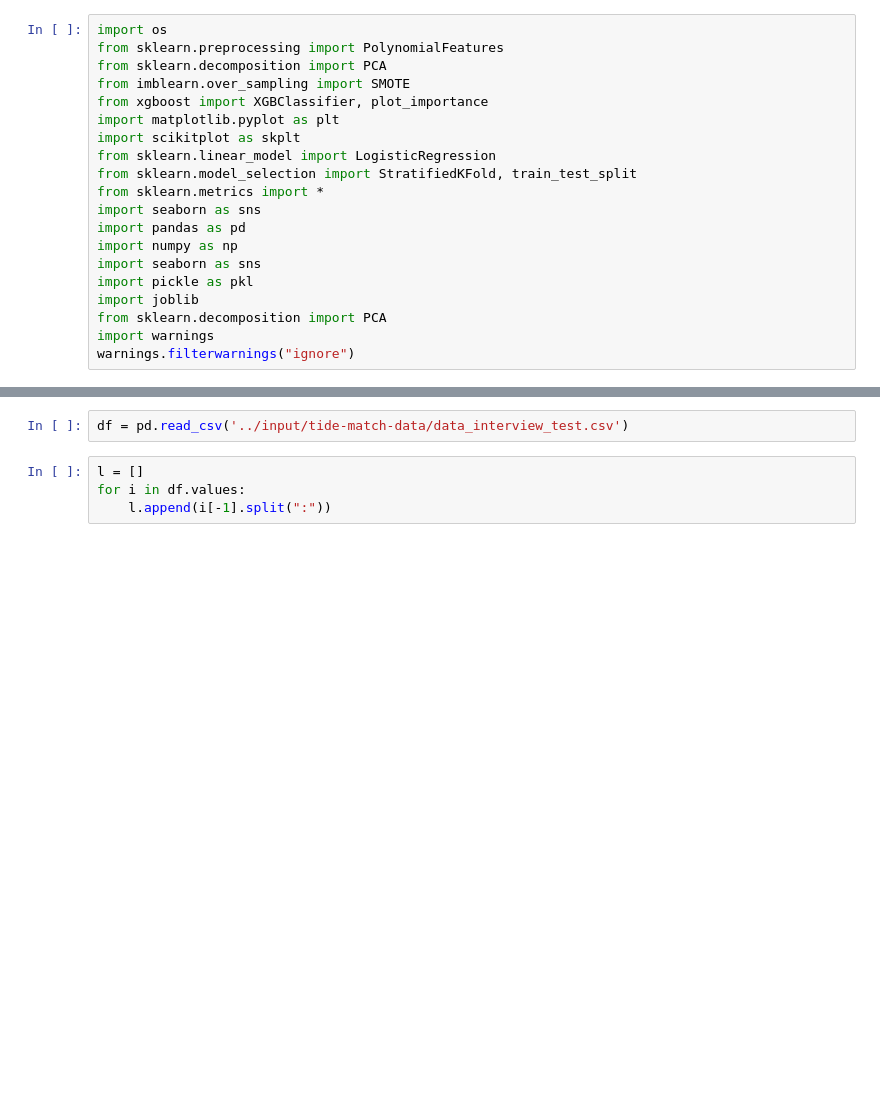
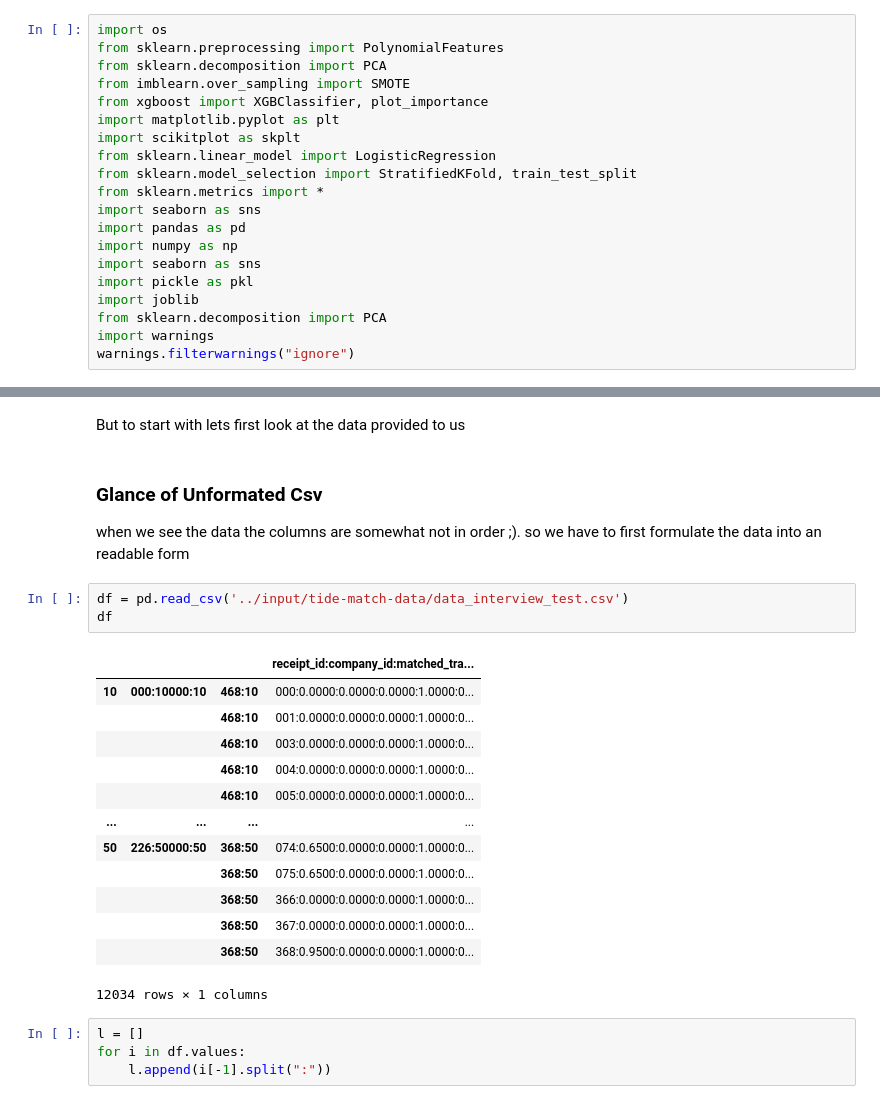
Before and after one commit to pranshurastogi29/Receipt_Matching_Challenge, a Jupyter notebook: tide-match.ipynb, the cells around one changed output, grey strips where cells are left out. Drawn from its saved outputs; the diff is of its cells as text; blank space fills up the shorter version.

```diff
--- a/tide-match.ipynb
+++ b/tide-match.ipynb
@@ -21,5 +44,25 @@ warnings.filterwarnings("ignore")
+# %% [markdown]
+But to start with lets first look at the data provided to us
+# %% [markdown]
+### Glance of Unformated Csv
+when we see the data the columns are somewhat not in order ;). so we have to first formulate the data into an readable form
 # %%
 df = pd.read_csv('../input/tide-match-data/data_interview_test.csv')
+df
+# %% [output]
+|  |  |  | receipt_id:company_id:matched_tra... |
+| 10 | 000:10000:10 | 468:10 | 000:0.0000:0.0000:0.0000:1.0000:0... |
+|  |  | 468:10 | 001:0.0000:0.0000:0.0000:1.0000:0... |
+|  |  | 468:10 | 003:0.0000:0.0000:0.0000:1.0000:0... |
+|  |  | 468:10 | 004:0.0000:0.0000:0.0000:1.0000:0... |
+|  |  | 468:10 | 005:0.0000:0.0000:0.0000:1.0000:0... |
+| ... | ... | ... | ... |
+| 50 | 226:50000:50 | 368:50 | 074:0.6500:0.0000:0.0000:1.0000:0... |
+|  |  | 368:50 | 075:0.6500:0.0000:0.0000:1.0000:0... |
+|  |  | 368:50 | 366:0.0000:0.0000:0.0000:1.0000:0... |
+|  |  | 368:50 | 367:0.0000:0.0000:0.0000:1.0000:0... |
+|  |  | 368:50 | 368:0.9500:0.0000:0.0000:1.0000:0... |
+12034 rows × 1 columns
 # %%
 l = []
 for i in df.values:
```
Also changed, not shown: parts of 33 cells of this notebook, 1 other file.
